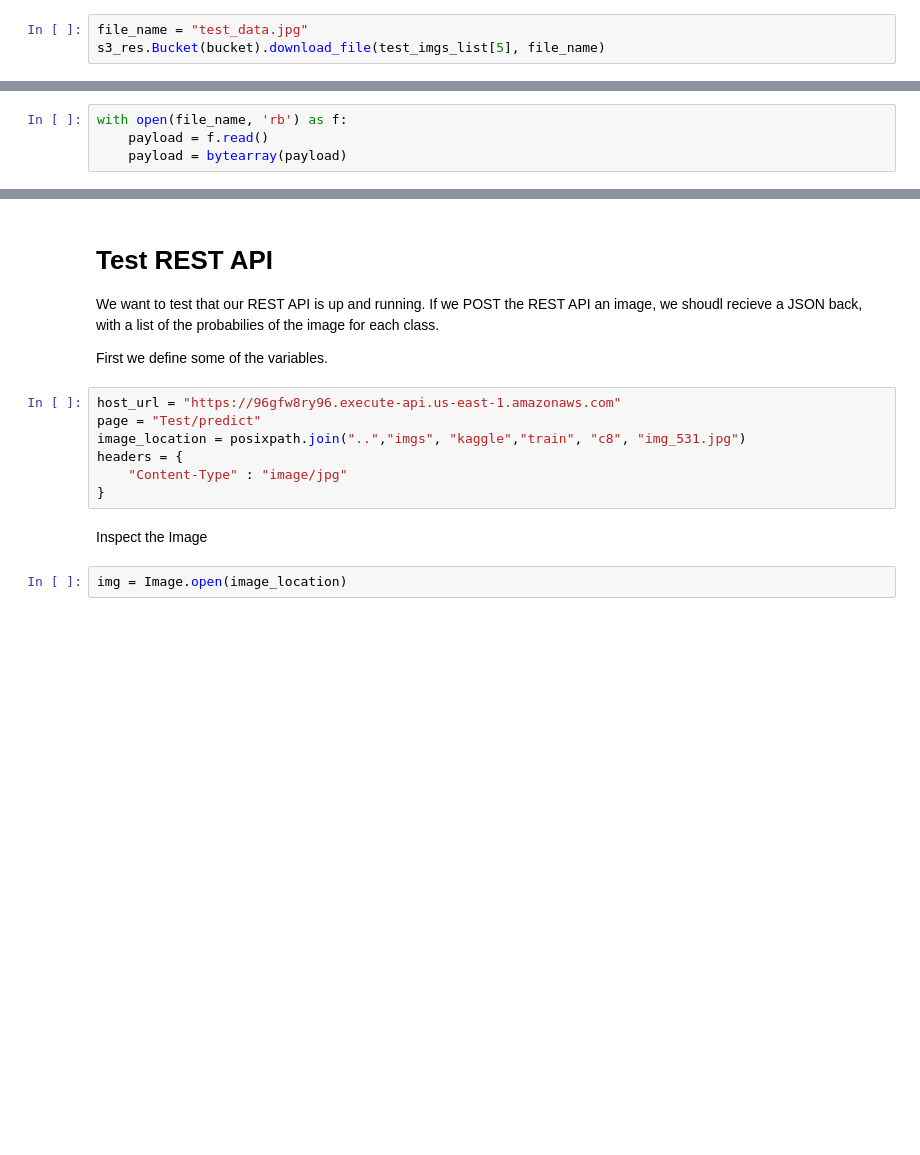
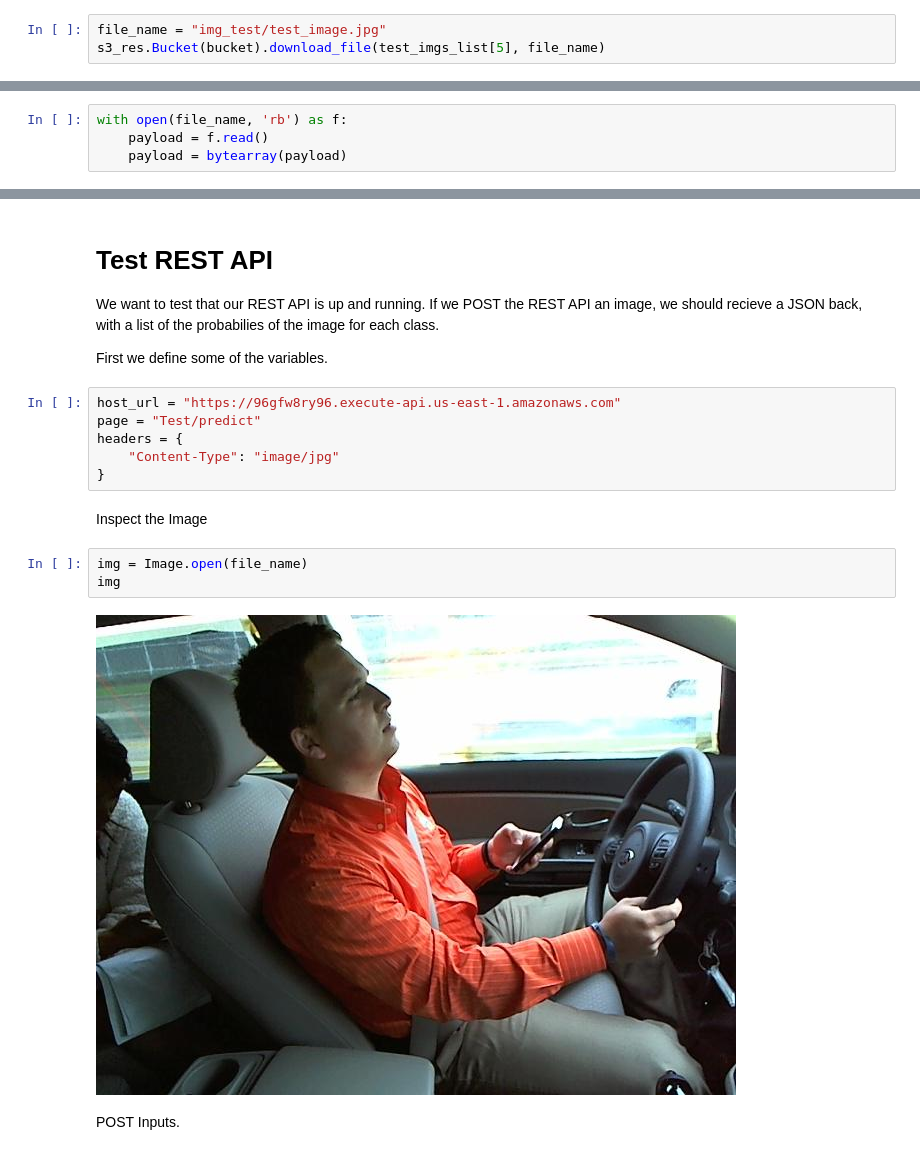
Before and after one commit to DSBA-6190-Final-Project-Team/DSBA-6190_Final-Project, a Jupyter notebook: notebooks/evaluate_deployed_endpoint.ipynb, the cells around one changed output, grey strips where cells are left out. Drawn from its saved outputs; the diff is of its cells as text; blank space fills up the shorter version.

```diff
--- a/notebooks/evaluate_deployed_endpoint.ipynb
+++ b/notebooks/evaluate_deployed_endpoint.ipynb
@@ -75,3 +79,3 @@ for item in test_imgs_contents:
 # %%
-file_name = "test_data.jpg"
+file_name = "img_test/test_image.jpg"
 s3_res.Bucket(bucket).download_file(test_imgs_list[5], file_name)
@@ -91,16 +108,20 @@ result
 # %% [markdown]
 # Test REST API
-We want to test that our REST API is up and running. If we POST the REST API an image, we shoudl recieve a JSON back, with a list of the probabilies of the image for each class.
+We want to test that our REST API is up and running. If we POST the REST API an image, we should recieve a JSON back, with a list of the probabilies of the image for each class.
 
 First we define some of the variables.
 # %%
 host_url = "https://96gfw8ry96.execute-api.us-east-1.amazonaws.com"
 page = "Test/predict"
-image_location = posixpath.join("..","imgs", "kaggle","train", "c8", "img_531.jpg")
 headers = {
-    "Content-Type" : "image/jpg"
+    "Content-Type": "image/jpg"
 }
 # %% [markdown]
 Inspect the Image
 # %%
-img = Image.open(image_location)
+img = Image.open(file_name)
+img
+# %% [output]
+[figure, added]
+# %% [markdown]
+POST Inputs.
```
Also changed, not shown: parts of 8 cells of this notebook, 1 other file.
